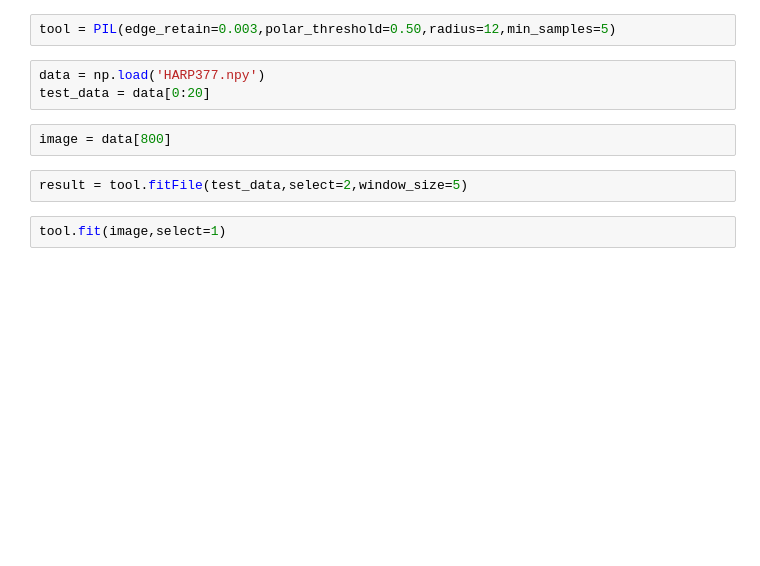
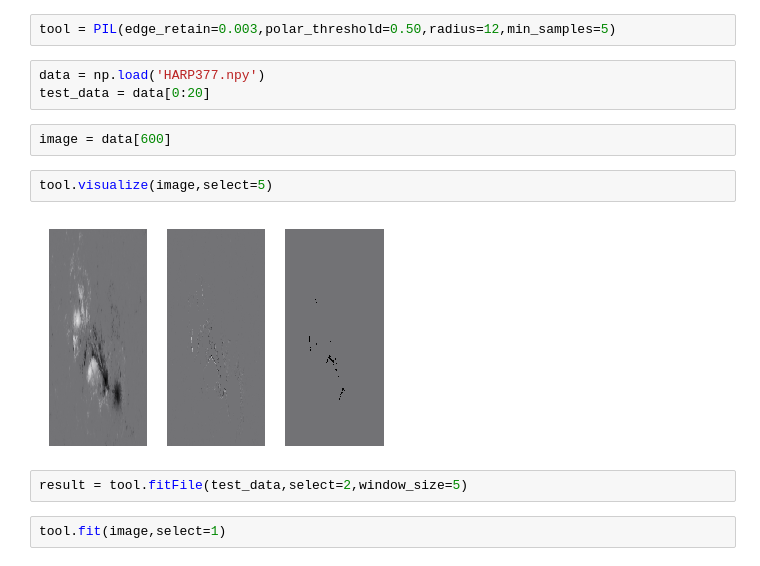
Before and after one commit to husun0822/BlueSky_Project, a Jupyter notebook: PIL/PIL_module/PIL.ipynb, the cells around one changed output. Cells and saved outputs as stored; diff of their text form; blank space fills up the shorter version.

```diff
--- a/PIL/PIL_module/PIL.ipynb
+++ b/PIL/PIL_module/PIL.ipynb
@@ -371,7 +475,11 @@ tool = PIL(edge_retain=0.003,polar_threshold=0.50,radius=12,min_samples=5)
 data = np.load('HARP377.npy')
 test_data = data[0:20]
 # %%
-image = data[800]
+image = data[600]
+# %%
+tool.visualize(image,select=5)
+# %% [output]
+[figure, added]
 # %%
 result = tool.fitFile(test_data,select=2,window_size=5)
 # %%
```
Also changed, not shown: parts of 8 cells of this notebook.
